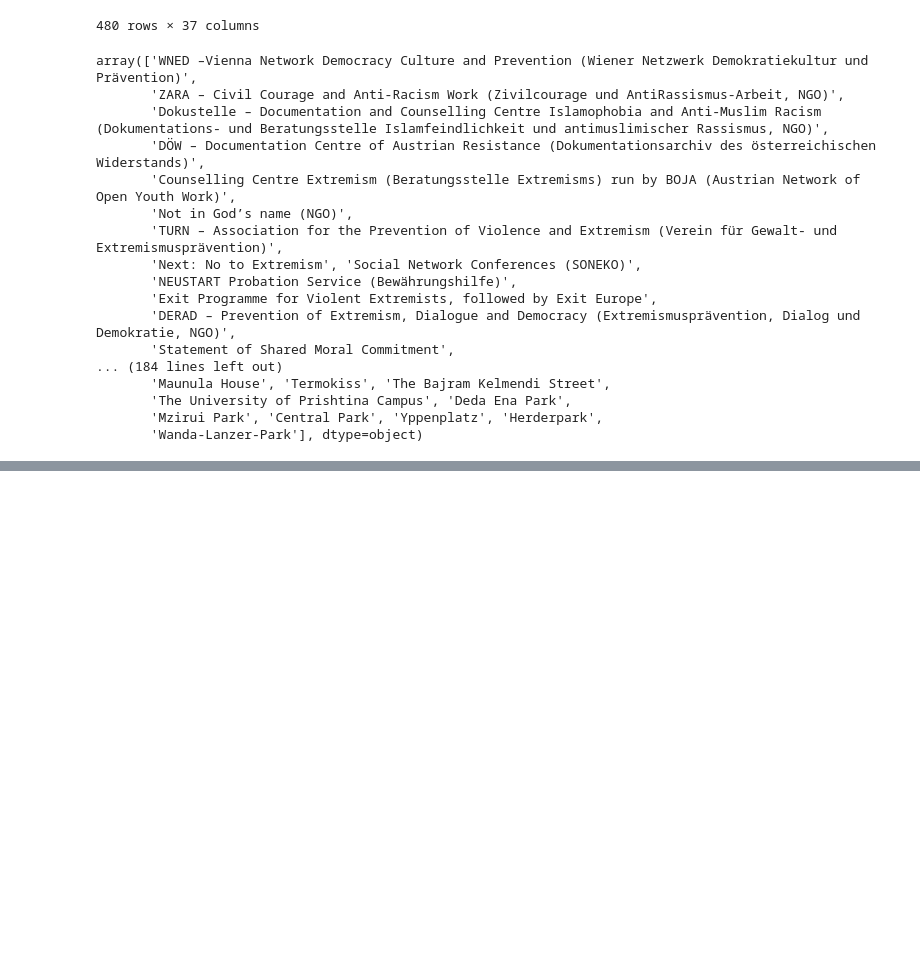
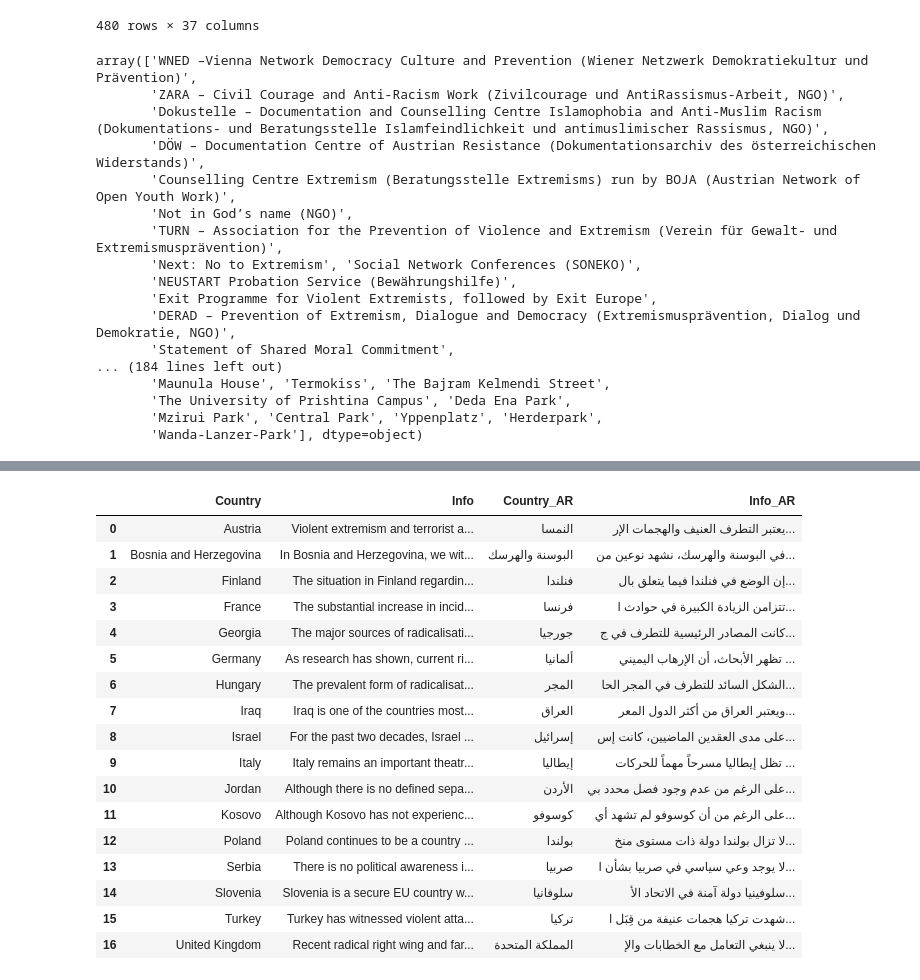
Before and after one commit to cankadir/Radical_Project, a Jupyter notebook: PY/240101_AR_TranslationsCombine.ipynb, the cells around one changed output, grey strips where cells are left out. Saved outputs shown, nothing was run; the diff lists cells and outputs as text; code cells hidden in the pictures; blank space fills up the shorter version.

```diff
--- a/PY/240101_AR_TranslationsCombine.ipynb
+++ b/PY/240101_AR_TranslationsCombine.ipynb
@@ -253,0 +304,4 @@ df_ar.to_json( r"C:\Git_Repo\Radical_Project\radmap\radmap\public\data\data_upda
+# %%
+countries = r"C:\Git_Repo\Radical_Project\radmap\radmap\public\data\DRad_County.json"
+countries = pd.read_json( countries )
+countries
@@ -253,0 +327,7 @@ df_ar.to_json( r"C:\Git_Repo\Radical_Project\radmap\radmap\public\data\data_upda
+# %%
+ar_countries = r"C:\Users\cansu\OneDrive\Desktop\dred_data_2\AR_Data\240101_Countries (AR).xlsx"
+ar_countries = pd.read_excel( ar_countries )
+ar_countries = ar_countries.set_index('Country')
+ar_countries = ar_countries.drop( columns=['Info'] )
+ar_countries.columns = ['Country_AR','Info_AR']
+ar_countries
@@ -253,0 +354,22 @@ df_ar.to_json( r"C:\Git_Repo\Radical_Project\radmap\radmap\public\data\data_upda
+# %%
+countries = countries.join( ar_countries, on='Country' )
+countries
+# %% [output]
+|  | Country | Info | Country_AR | Info_AR |
+| 0 | Austria | Violent extremism and terrorist a... | النمسا | يعتبر التطرف العنيف والهجمات الإر... |
+| 1 | Bosnia and Herzegovina | In Bosnia and Herzegovina, we wit... | البوسنة والهرسك | في البوسنة والهرسك، نشهد نوعين من... |
+| 2 | Finland | The situation in Finland regardin... | فنلندا | إن الوضع في فنلندا فيما يتعلق بال... |
+| 3 | France | The substantial increase in incid... | فرنسا | تتزامن الزيادة الكبيرة في حوادث ا... |
+| 4 | Georgia | The major sources of radicalisati... | جورجيا | كانت المصادر الرئيسية للتطرف في ج... |
+| 5 | Germany | As research has shown, current ri... | ألمانيا | تظهر الأبحاث، أن الإرهاب اليميني ... |
+| 6 | Hungary | The prevalent form of radicalisat... | المجر | الشكل السائد للتطرف في المجر الحا... |
+| 7 | Iraq | Iraq is one of the countries most... | العراق | ويعتبر العراق من أكثر الدول المعر... |
+| 8 | Israel | For the past two decades, Israel ... | إسرائيل | على مدى العقدين الماضيين، كانت إس... |
+| 9 | Italy | Italy remains an important theatr... | إيطاليا | تظل إيطاليا مسرحاً مهماً للحركات ... |
+| 10 | Jordan | Although there is no defined sepa... | الأردن | على الرغم من عدم وجود فصل محدد بي... |
+| 11 | Kosovo | Although Kosovo has not experienc... | كوسوفو | على الرغم من أن كوسوفو لم تشهد أي... |
+| 12 | Poland | Poland continues to be a country ... | بولندا | لا تزال بولندا دولة ذات مستوى منخ... |
+| 13 | Serbia | There is no political awareness i... | صربيا | لا يوجد وعي سياسي في صربيا بشأن ا... |
+| 14 | Slovenia | Slovenia is a secure EU country w... | سلوفانيا | سلوفينيا دولة آمنة في الاتحاد الأ... |
+| 15 | Turkey | Turkey has witnessed violent atta... | تركيا | شهدت تركيا هجمات عنيفة من قِبَل ا... |
+| 16 | United Kingdom | Recent radical right wing and far... | المملكة المتحدة | لا ينبغي التعامل مع الخطابات والإ... |
```
Also changed, not shown: parts of 9 cells of this notebook, 13 other files.
